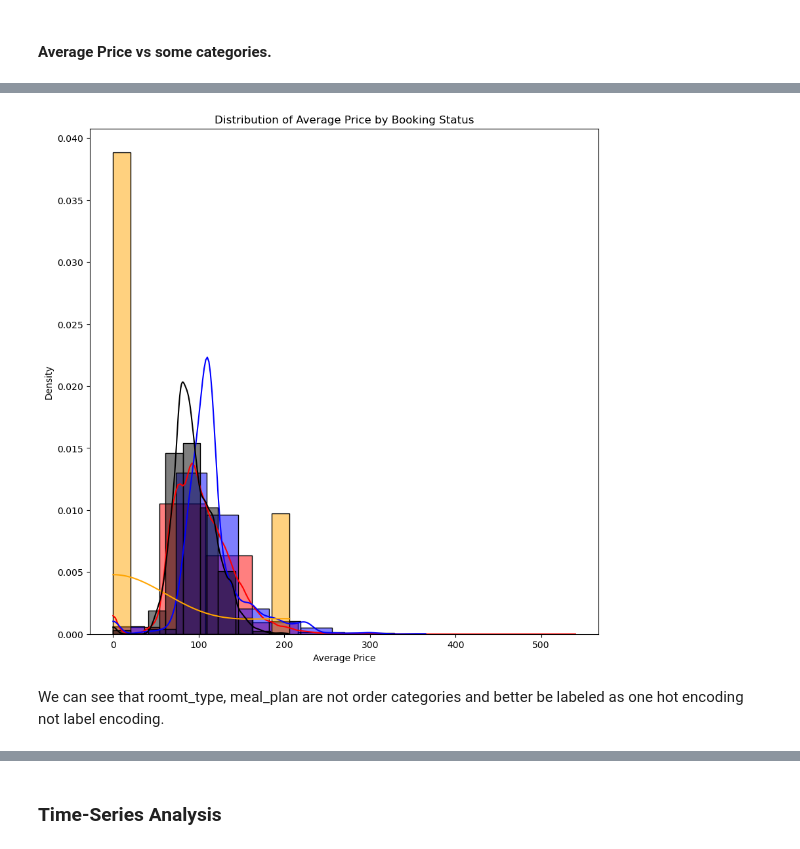
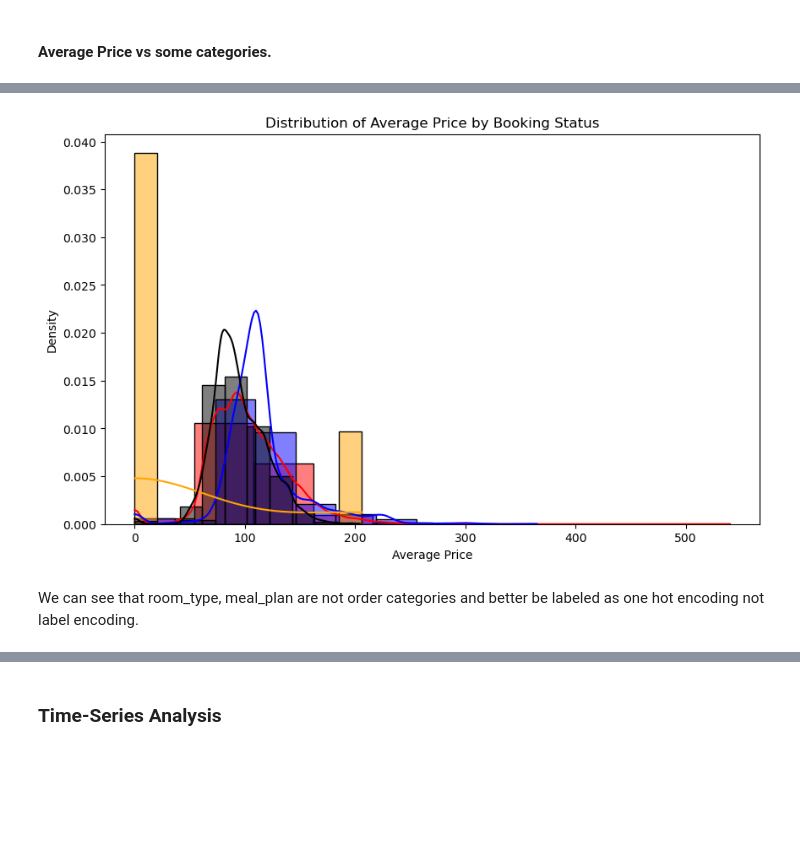
Before and after one commit to zizoisprogramming/Hotel-Reservations, a Jupyter notebook: model-training/hotel-reservation.ipynb, the cells around one changed output, grey strips where cells are left out. Saved outputs shown, nothing was run; the diff lists cells and outputs as text; code cells hidden in the pictures; blank space fills up the shorter version.

```diff
--- a/hotel-reservation.ipynb
+++ b/model-training/hotel-reservation.ipynb
@@ -13,3 +17,5 @@ data = pd.read_csv(r"D:\Internships\Cellula\Projects\First\Hotel-Reservations\fi
+# %%
+data = pd.read_csv(os.getenv(''))
 # %% [markdown]
 ## EDA
 # %%
@@ -399,18 +420,18 @@ avg_price_meal
 # %%
 # Plot the distributions
-plt.figure(figsize=(10,10))
+plt.figure(figsize=(10,6))
 colors = ['red','blue','orange']
 for index, color in enumerate(colors):
     meal_label = f'Meal Plan {index + 1}'
     sns.histplot(data[data['type of meal'] == meal_label]['average price '], bins=10, color=color, label='Cancelled', kde=True, stat='density')
 
 sns.histplot(data[data['type of meal'] == 'Not Selected']['average price '], bins=10, color='black', label='Cancelled', kde=True, stat='density')
 
 plt.xlabel('Average Price')
 plt.ylabel('Density')
 plt.title('Distribution of Average Price by Booking Status')
 plt.show()
 # %% [output]
-[figure, old version]
+[figure, new version]
 # %% [markdown]
-We can see that roomt_type, meal_plan are not order categories and better be labeled as one hot encoding not label encoding.
+We can see that room_type, meal_plan are not order categories and better be labeled as one hot encoding not label encoding.
```
Also changed, not shown: parts of 69 cells of this notebook, 3 other files.
